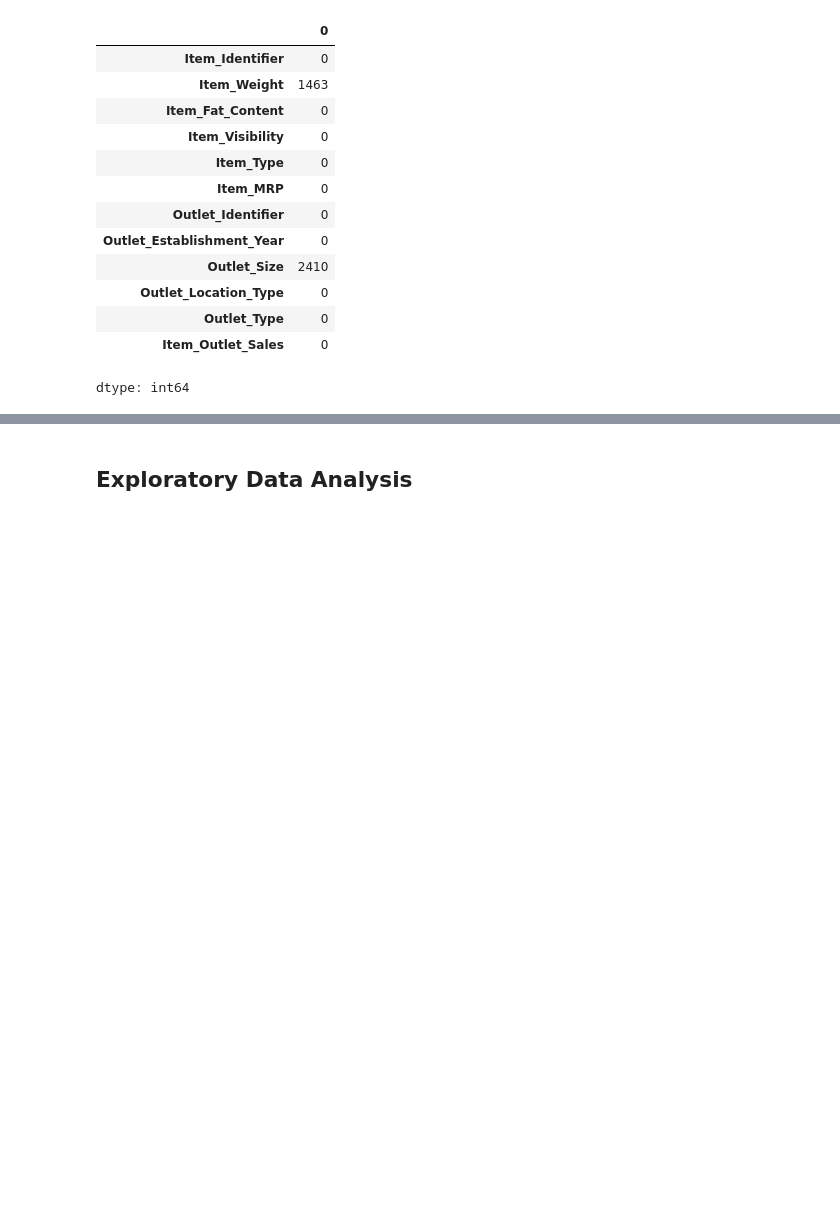
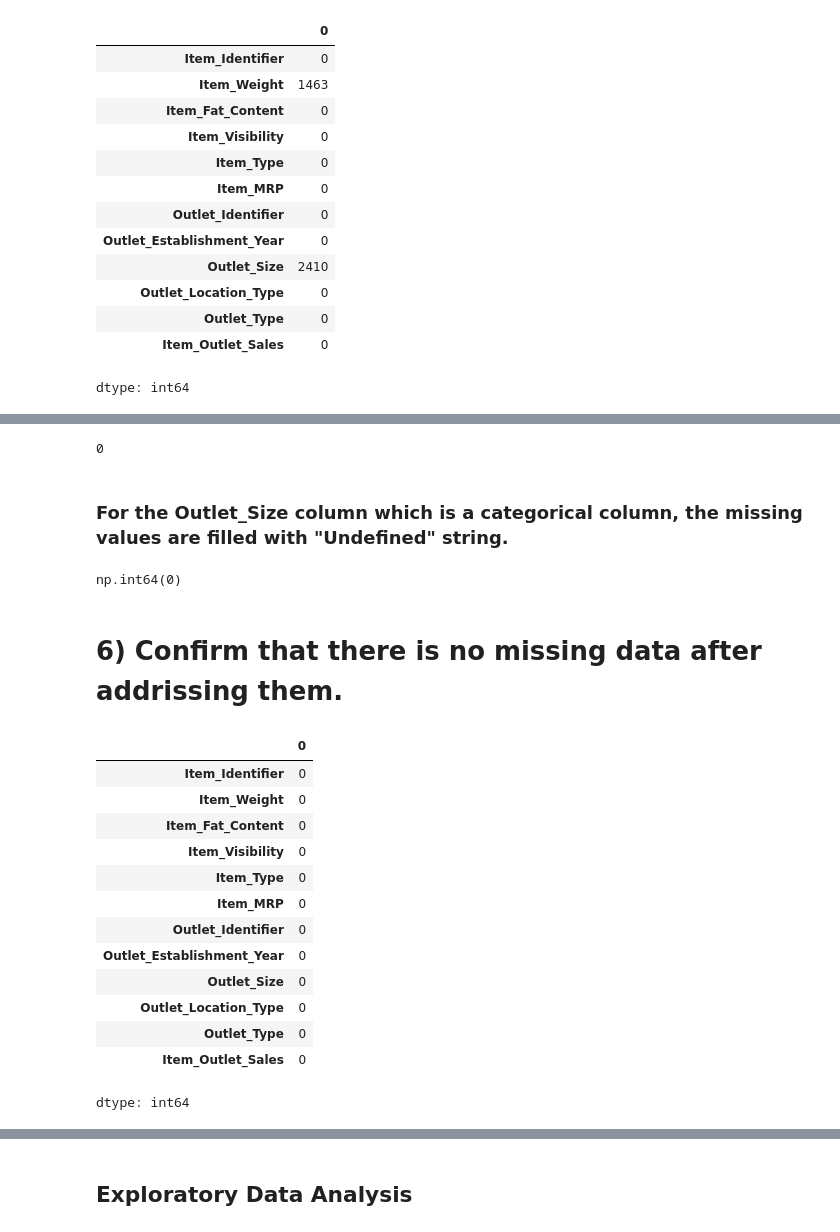
Before and after one commit to abdelrahman-rajab-hassan/prediction-of-product-sales, a Jupyter notebook: prediction_of_product_sales.ipynb, the cells around one changed output, grey strips where cells are left out. Drawn from its saved outputs; the diff is of its cells as text; code cells hidden in the pictures; blank space fills up the shorter version.

```diff
--- a/prediction_of_product_sales.ipynb
+++ b/prediction_of_product_sales.ipynb
@@ -108,0 +151,37 @@ dtype: int64
+# %%
+# getting the mean of the Item_Weight column
+tem_weight_mean = df['Item_Weight'].mean()
+
+# fill the missing cells
+df['Item_Weight'] = df['Item_Weight'].fillna(tem_weight_mean)
+
+# re-check if null values are zero
+print(df['Item_Weight'].isnull().sum())
+# %% [output]
+0
+# %% [markdown]
+### For the Outlet_Size column which is a categorical column, the missing values are filled with "Undefined" string.
+# %%
+df['Outlet_Size'] = df['Outlet_Size'].fillna("Undefined")
+df['Outlet_Size'].isna().sum()
+# %% [output]
+np.int64(0)
+# %% [markdown]
+# 6) Confirm that there is no missing data after addrissing them.
+# %%
+df.isna().sum()
+# %% [output]
+|  | 0 |
+| Item_Identifier | 0 |
+| Item_Weight | 0 |
+| Item_Fat_Content | 0 |
+| Item_Visibility | 0 |
+| Item_Type | 0 |
+| Item_MRP | 0 |
+| Outlet_Identifier | 0 |
+| Outlet_Establishment_Year | 0 |
+| Outlet_Size | 0 |
+| Outlet_Location_Type | 0 |
+| Outlet_Type | 0 |
+| Item_Outlet_Sales | 0 |
+dtype: int64
```
Also changed, not shown: parts of 16 cells of this notebook.
